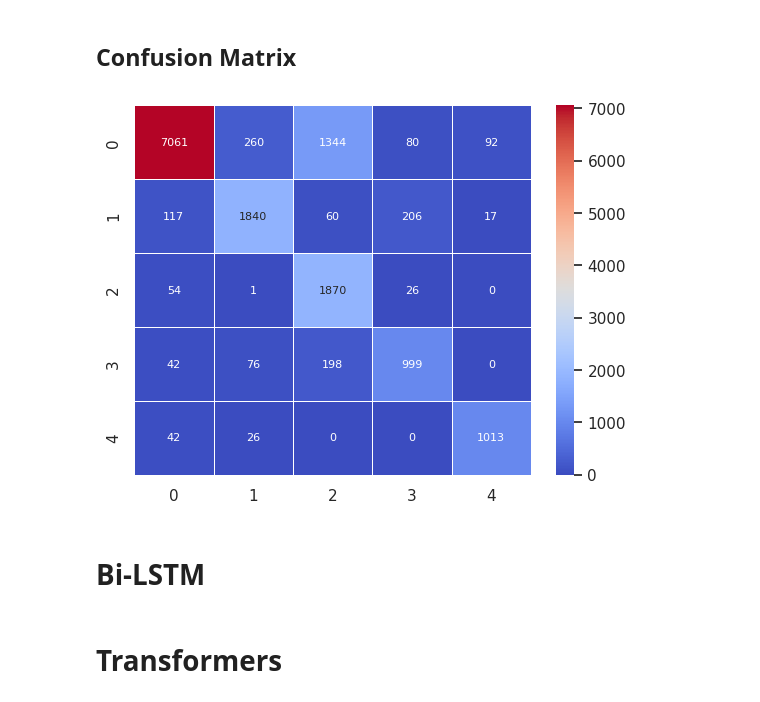
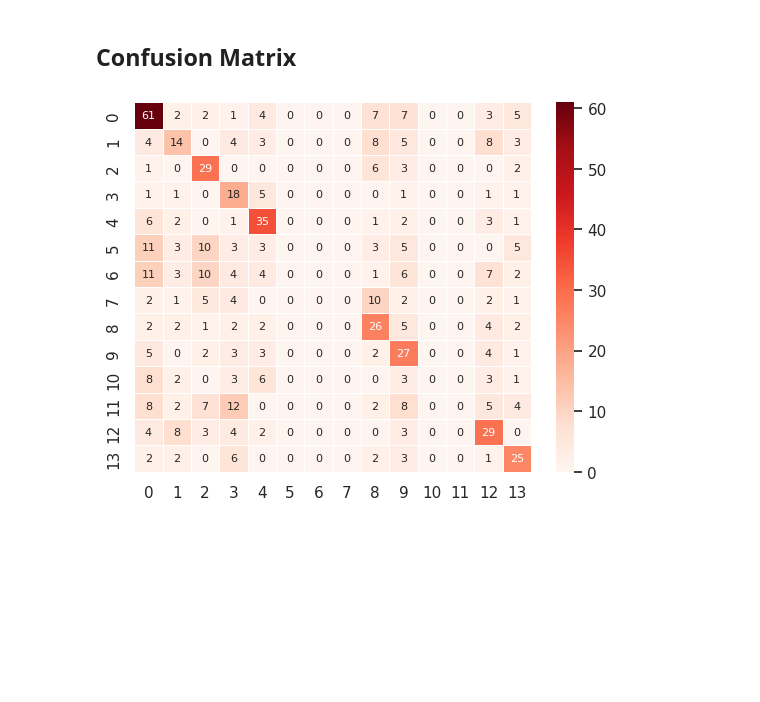
Before and after one commit to Juju2575/CheckIt, a Jupyter notebook: deepL/03bis RNN.ipynb, the cells around one changed output. Saved outputs shown, nothing was run; the diff lists cells and outputs as text; code cells hidden in the pictures; blank space fills up the shorter version.

```diff
--- a/deepL/03bis RNN.ipynb
+++ b/deepL/03bis RNN.ipynb
@@ -223,5 +333,5 @@ print(batchsize, inputdim)
 # %%
 hiddendim = 300 # dimension of the pretrained vector
-outputdim = len(set(silicone_mrda['train']['Label']))
+outputdim = len(set(kaggle_train['category']))
 print(hiddendim, outputdim)
 # %% [output]
@@ -353,34 +443,34 @@ def inference(target, loader, model):
 
     with torch.no_grad():
 
-      batch = {'Utterance': batch['Utterance'].to('cpu'), 'Label': batch['Label'].to('cpu')}
+      batch = {'content': batch['content'].to('cpu'), 'category': batch['category'].to('cpu')}
 
       # apply the model
-      logits = model(batch['Utterance'])
+      logits = model(batch['content'])
 
       # Loss
       loss_function = torch.nn.CrossEntropyLoss()
-      loss = loss_function(logits, batch['Label'])
+      loss = loss_function(logits, batch['category'])
       loss_it.append(loss.item())
 
       # Get predicted class
       _, tag_seq = torch.max(logits, 1)
 
       # Accuracy
-      correct = (tag_seq.flatten() == batch['Label'].flatten()).float().sum()
-      acc = correct / batch['Label'].flatten().size(0)
+      correct = (tag_seq.flatten() == batch['category'].flatten()).float().sum()
+      acc = correct / batch['category'].flatten().size(0)
       acc_it.append(acc.item())
 
       #Preds and trues
       preds.extend(tag_seq.cpu().detach().tolist())
-      trues.extend(batch['Label'].cpu().detach().tolist())
+      trues.extend(batch['category'].cpu().detach().tolist())
 
   # compute the average loss and accuracy accross the iterations (batches)
   loss_it_avg = sum(loss_it)/len(loss_it)
   acc_it_avg = sum(acc_it)/len(acc_it)
 
   # print useful information. Important during training as we want to know the performance over the validation set after each epoch
-  print("%s : (%s %s) (%s %s)" % ( colored(target, 'blue'), colored('loss', 'cyan'), sum(loss_it)/len(loss_it), colored('acc', 'cyan'), sum(acc_it) / len(acc_it)))
+  print("%s : (%s %s) (%s %s)" % ( target, 'loss', sum(loss_it)/len(loss_it), 'acc', sum(acc_it) / len(acc_it)))
 
   # return the true and predicted values with the losses and accuracies
   return trues, preds, loss_it_avg, acc_it_avg, loss_it, acc_it
@@ -404,10 +497,10 @@ def run_epochs(model, args):
   return val_ep_losses
 # %%
 # here you can specify if you want a GPU or a CPU by setting the cuda argument as -1 for CPU and another index for GPU. If you only have one GPU, put 0.
-args.update({'max_eps': 10, 'lr': 0.001, 'num_class': outputdim})
+args.update({'max_eps': 20, 'lr': 0.001, 'num_class': outputdim})
 
 # Instantiate model
 # model = TweetModel(pretrained_embeddings, args['num_class'], args, dimension=50, freeze_embeddings = True )
-utterance_model = BasicMLP(inputdim, hiddendim, outputdim, pretrained_vectors=pretrained_vectors.vectors)
-loss_list_val = run_epochs(utterance_model, args)
+article_model = BasicMLP(inputdim, hiddendim, outputdim, pretrained_vectors=pretrained_vectors.vectors)
+loss_list_val = run_epochs(article_model, args)
 # %% [output]
@@ -454,5 +547,5 @@ plot_loss(loss_list_val)
 # %% [markdown]
 <h2> Evaluate Model
 # %%
-trues, preds, loss_it_avg, acc_it_avg, loss_it, acc_it = inference("test", test_loader, utterance_model)
+trues, preds, loss_it_avg, acc_it_avg, loss_it, acc_it = inference("test", test_loader, article_model)
 # %% [output]
@@ -516,16 +604,12 @@ weighted avg       0.87      0.83      0.84     15424
 # %%
 import matplotlib.pyplot as plt
 import seaborn as sn
 
 cm = confusion_matrix(np.array(trues).flatten(), np.array(preds).flatten())
 df_cm = pd.DataFrame(cm)
 # config plot sizes
 sn.set(font_scale=1)
-sn.heatmap(df_cm, annot=True, annot_kws={"size": 8}, cmap='coolwarm', linewidth=0.5, fmt="")
+sn.heatmap(df_cm, annot=True, annot_kws={"size": 8}, cmap='Reds', linewidth=0.5, fmt="")
 plt.show()
 # %% [output]
-[figure, old version]
+[figure, new version]
-# %% [markdown]
-<h1> Bi-LSTM
-# %% [markdown]
-<h1> Transformers
```
Also changed, not shown: parts of 45 cells of this notebook, 6 other files.
